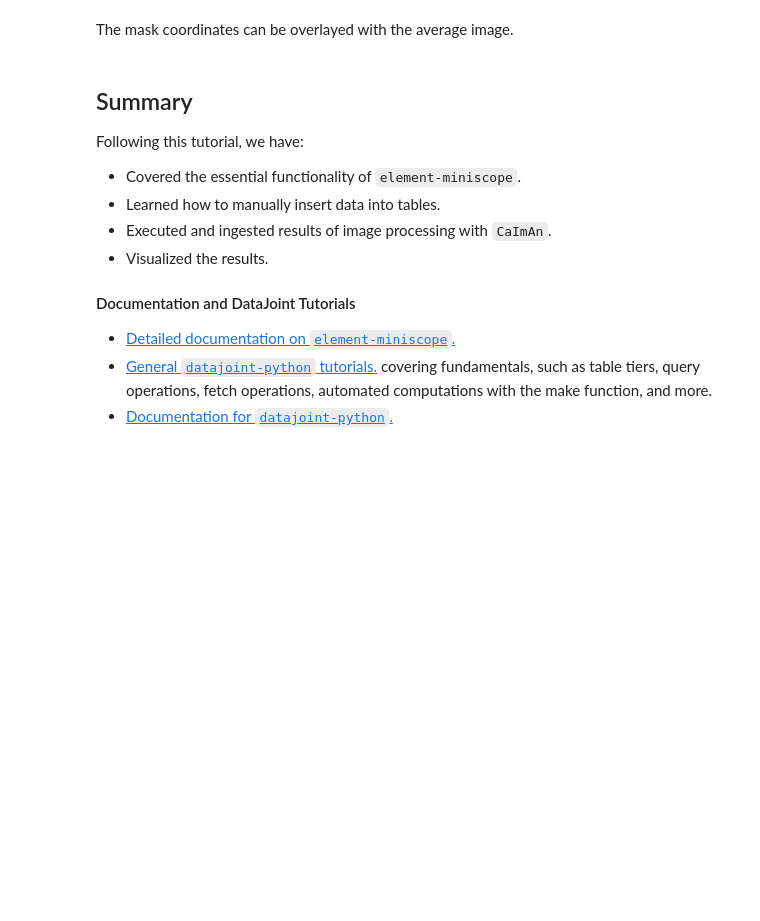
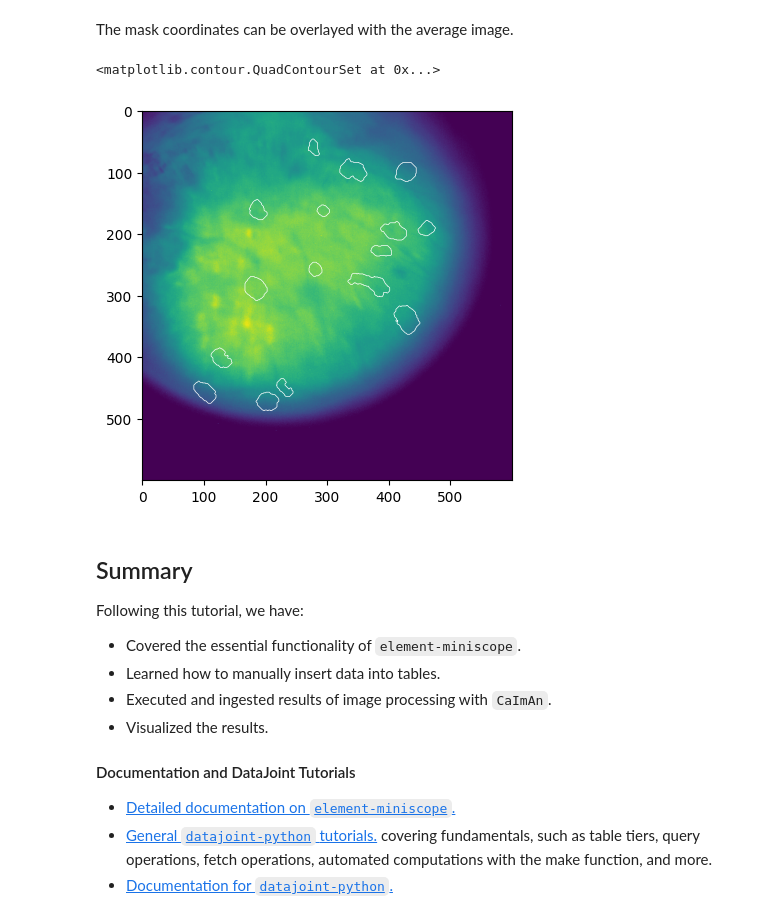
Before and after one commit to datajoint/element-miniscope, a Jupyter notebook: notebooks/tutorial.ipynb, the cells around one changed output. Drawn from its saved outputs; the diff is of its cells as text; code cells hidden in the pictures; blank space fills up the shorter version.

```diff
--- a/notebooks/tutorial.ipynb
+++ b/notebooks/tutorial.ipynb
@@ -337,8 +459,11 @@ mask_image = np.zeros(np.shape(average_image[0, :, :]), dtype=bool)
 for xpix, ypix in zip(mask_xpix, mask_ypix):
     mask_image[ypix, xpix] = True
 # %%
-plt.imshow(average_image)
+plt.imshow(average_image[0, :, :])
 plt.contour(mask_image, colors="white", linewidths=0.5)
+# %% [output]
+<matplotlib.contour.QuadContourSet at 0x...>
+[figure, added]
 # %% [markdown]
 ## Summary
 
```
Also changed, not shown: parts of 25 cells of this notebook.
